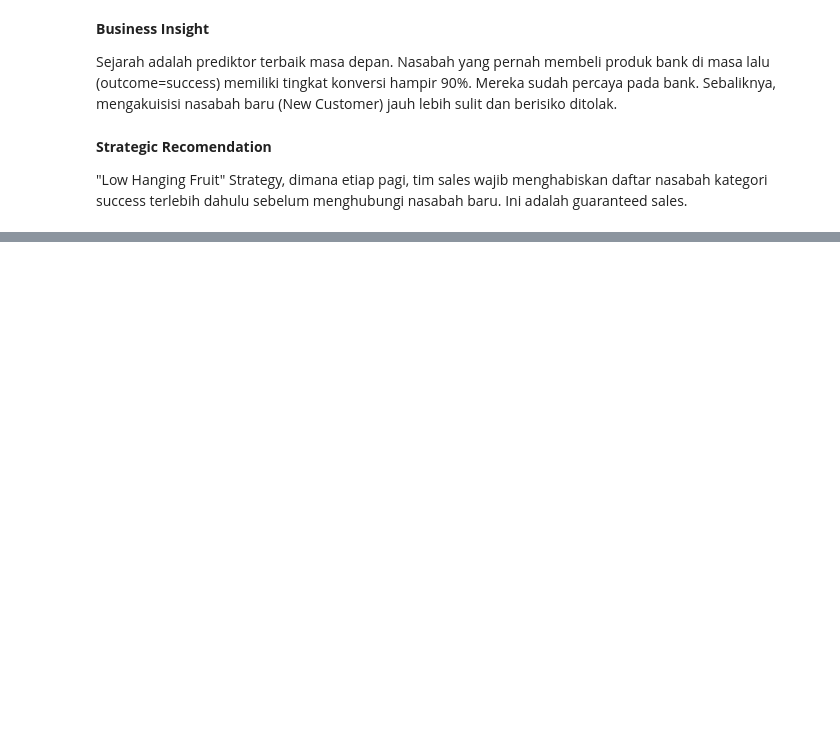
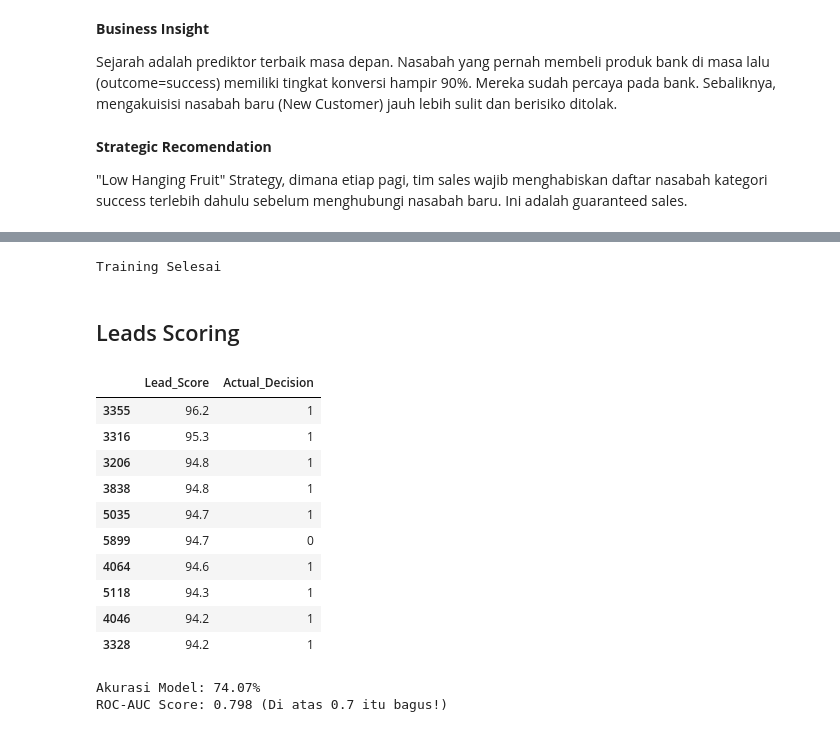
Before and after one commit to FailFudhayl/Bank-Lead-Scoring-Project, a Jupyter notebook: LeadScoringProject.ipynb, the cells around one changed output, grey strips where cells are left out. Saved outputs shown, nothing was run; the diff lists cells and outputs as text; code cells hidden in the pictures; blank space fills up the shorter version.

Commit message:
"Modeling Leads Scoring"

```diff
--- a/LeadScoringProject.ipynb
+++ b/LeadScoringProject.ipynb
@@ -191,0 +217,45 @@ Sejarah adalah prediktor terbaik masa depan. Nasabah yang pernah membeli produk
+# %%
+#Data Splitting
+X_train, X_test, y_train, y_test = train_test_split(X, y, test_size=0.2, random_state=42)
+# %%
+## Training
+model = RandomForestClassifier(n_estimators=100, max_depth=10, random_state=42)
+model.fit(X_train, y_train)
+
+print("Training Selesai")
+# %% [output]
+Training Selesai
+# %% [markdown]
+## Leads Scoring
+# %%
+# Buat model memprediksi Probabilitas (Peluang) untuk data testing
+# probability[:, 1] artinya kita ambil peluang untuk kelas '1' (Yes/Deposit)
+probs = model.predict_proba(X_test)[:, 1]
+# %%
+#DataFrame hasil
+leads_result = X_test.copy()
+leads_result['Lead_Score'] = (probs * 100).round(1) # Jadikan skala 0-100
+leads_result['Actual_Decision'] = y_test # Jawaban asli (untuk perbandingan)
+# %%
+# 10 Nasabah dengan Skor TERTINGGI (Hot Leads)
+# Diurutkan dari skor tertinggi
+display(leads_result[['Lead_Score', 'Actual_Decision']].sort_values(by='Lead_Score', ascending=False).head(10))
+# %% [output]
+|  | Lead_Score | Actual_Decision |
+| 3355 | 96.2 | 1 |
+| 3316 | 95.3 | 1 |
+| 3206 | 94.8 | 1 |
+| 3838 | 94.8 | 1 |
+| 5035 | 94.7 | 1 |
+| 5899 | 94.7 | 0 |
+| 4064 | 94.6 | 1 |
+| 5118 | 94.3 | 1 |
+| 4046 | 94.2 | 1 |
+| 3328 | 94.2 | 1 |
+# %%
+# Cek Akurasi Model
+print(f"\nAkurasi Model: {accuracy_score(y_test, model.predict(X_test)):.2%}")
+print(f"ROC-AUC Score: {roc_auc_score(y_test, probs):.3f} (Di atas 0.7 itu bagus!)")
+# %% [output]
+Akurasi Model: 74.07%
+ROC-AUC Score: 0.798 (Di atas 0.7 itu bagus!)
```
Also changed, not shown: parts of 9 cells of this notebook.
